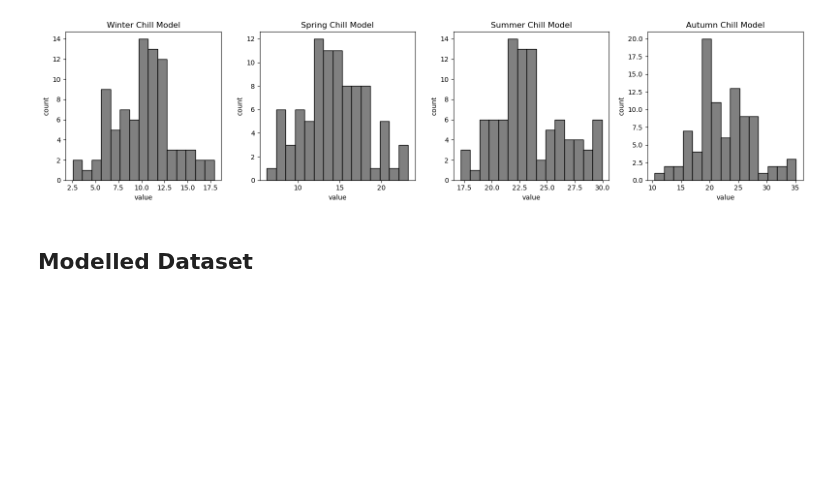
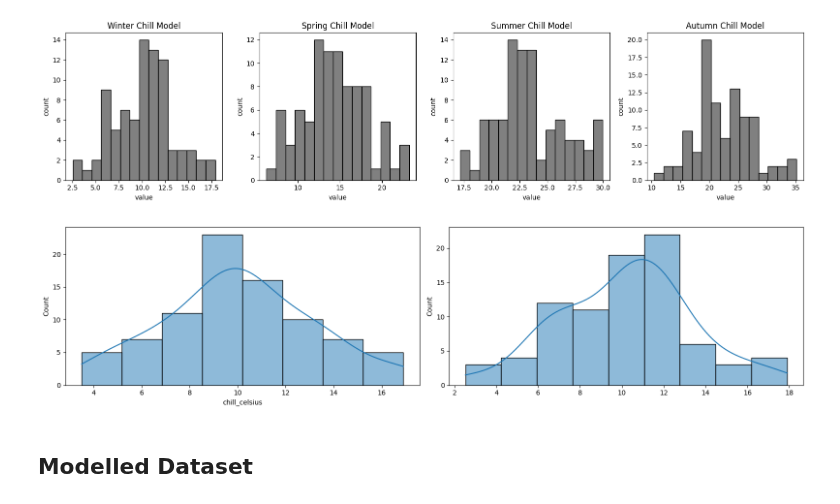
Before and after one commit to humphs078/ProgrammingforDataAnalysisAssignment_1, a Jupyter notebook: submission_notebook.ipynb, the cells around one changed output. Drawn from its saved outputs; the diff is of its cells as text; code cells hidden in the pictures; blank space fills up the shorter version.

```diff
--- a/submission_notebook.ipynb
+++ b/submission_notebook.ipynb
@@ -743,6 +743,15 @@ axis[3].set(xlabel='value', ylabel='count')
 # %% [output]
 [Text(0.5, 0, 'value'), Text(0, 0.5, 'count')]
 [figure]
+# %%
+
+ https://stackoverflow.com/questions/63895392/seaborn-is-not-plotting-within-defined-subplots
+fig, (ax1, ax2) = plt.subplots(1,2)
+sns.histplot(winter['chill_celsius'], kde=True, ax=ax1)
+sns.histplot(winter_normal_chill, kde=True, ax=ax2)
+plt.show()
+# %% [output]
+[figure, added]
 # %% [markdown]
 ## Modelled Dataset <a id="modelled-dataset"></a>
 # %% [markdown]
```
Also changed, not shown: parts of 7 cells of this notebook, 1 other file.
